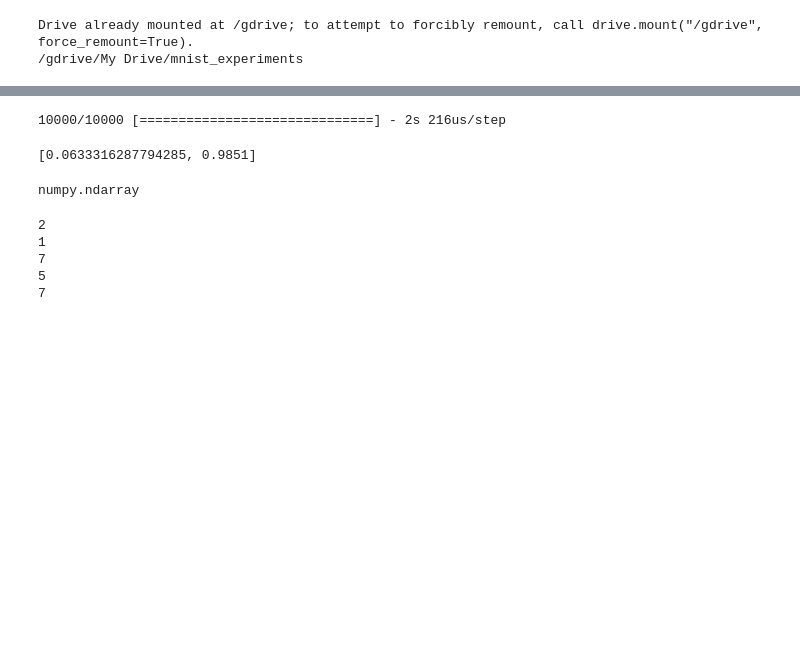
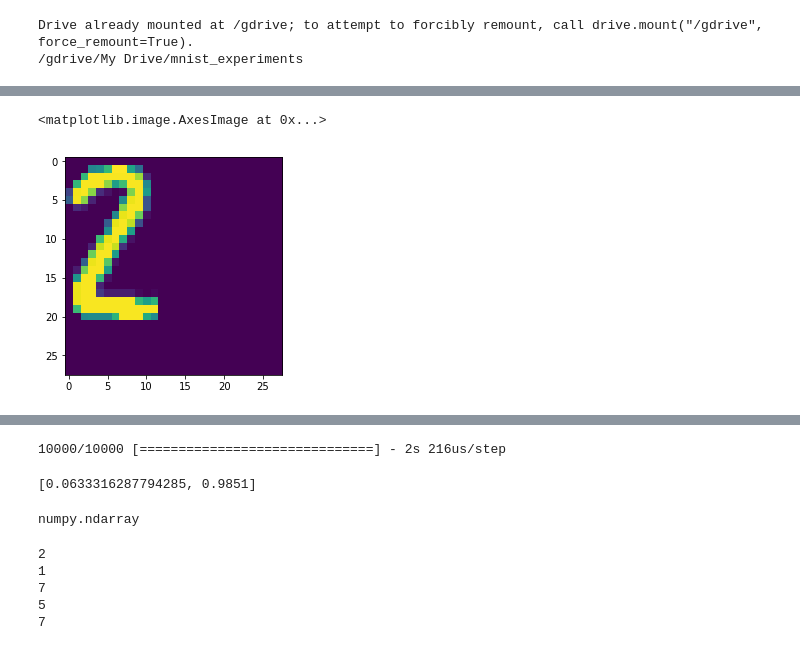
Before and after one commit to sirivellamadhu/mnist_experiments, a Jupyter notebook: modify_pixel_values_and_test.ipynb, the cells around one changed output, grey strips where cells are left out. Cells and saved outputs as stored; diff of their text form; code cells hidden in the pictures; blank space fills up the shorter version.

```diff
--- a/modify_pixel_values_and_test.ipynb
+++ b/modify_pixel_values_and_test.ipynb
@@ -169,0 +187,5 @@ x_two = np.array([ [ [  0,   0,   0,   0,   0,   0,   0,   0,   0,   0,   0,   0
+# %%
+plt.imshow(x_two[3])
+# %% [output]
+<matplotlib.image.AxesImage at 0x...>
+[figure, added]
```
Also changed, not shown: parts of 6 cells of this notebook.
